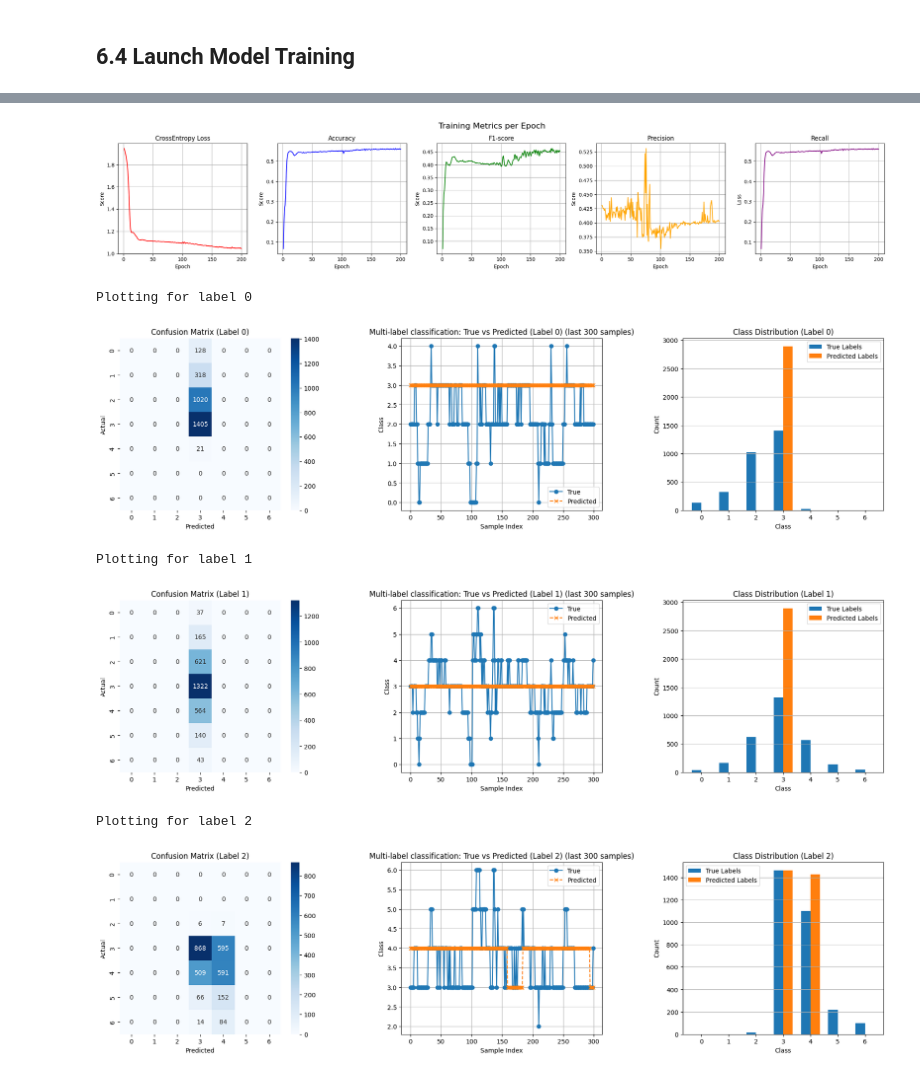
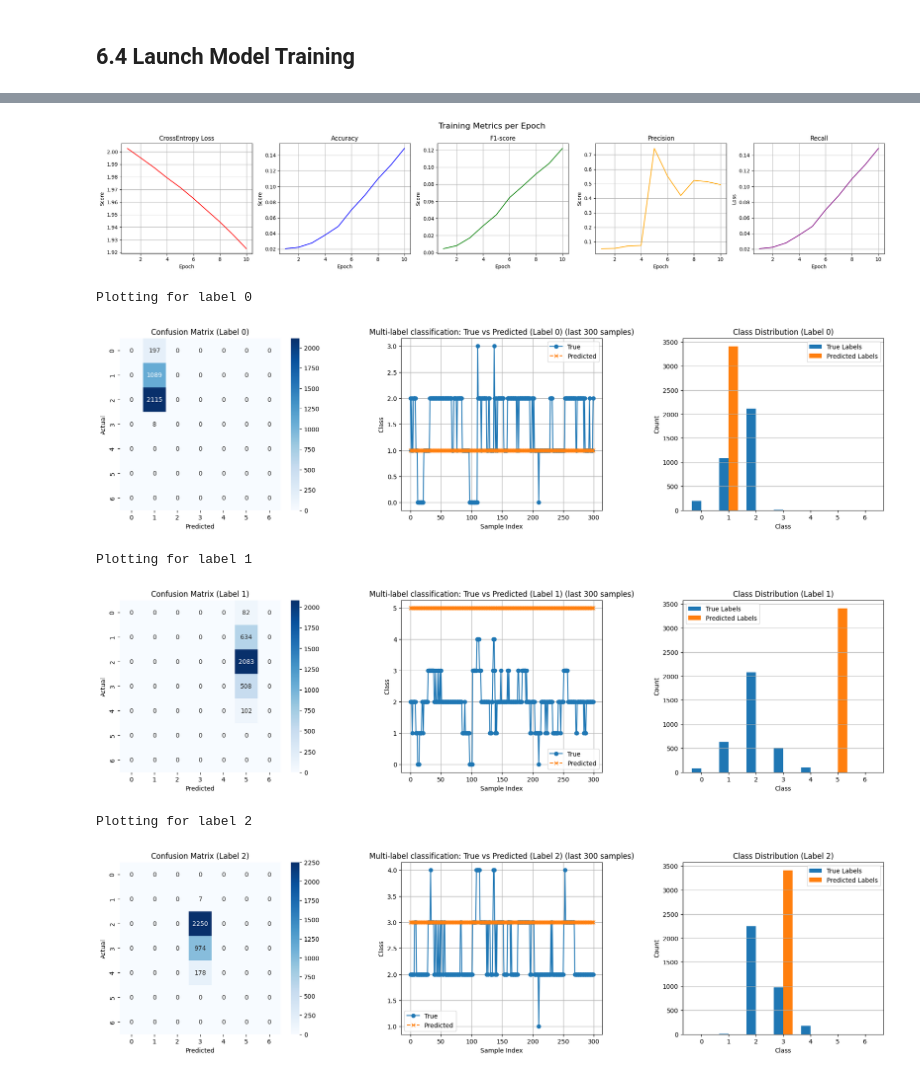
Before and after one commit to valerian-drmt/Trading_Projects, a Jupyter notebook: LSTM_Strategy.ipynb, the cells around one changed output, grey strips where cells are left out. Saved outputs shown, nothing was run; the diff lists cells and outputs as text; code cells hidden in the pictures.

```diff
--- a/LSTM_Strategy.ipynb
+++ b/LSTM_Strategy.ipynb
@@ -782,9 +784,9 @@ size_test_prct = 0.3
 # Model Setup
 n_labels = 3
 output_dim = n_labels * n_categories  # output_dim = 21
-hidden_dim = [128, 128]
+hidden_dim = [32, 32]
 num_layers = len(hidden_dim)
-num_epochs = 200
+num_epochs = 10
 feature_dim = 4
 dropout_p = 0.3  # 30% dropout
 # %% [markdown]
@@ -928,7 +886,7 @@ y_test_pred, y_test_pred_list = model.get_pred(x_test)
 
 # Affichage des métriques
 model.show_metrics(y_test,y_test_pred,y_test_pred_list)
-visualize_classification_results(
+model.visualize_classification_results(
     y_true=y_test,
     y_pred=y_test_pred,
     n_categories=n_categories,
@@ -953,11 +911,11 @@ Epoch 100 / Loss: 1.1014 / Acc: 0.5514 / F1: 0.3939 / Precision: 0.3759 / Recall
 Recall = parmi les vrais positifs, combien le modèle a réussi à capturer.
 F1-score = compromis entre precision et recall, utile en cas de classes déséquilibrées.
 Loss = mesure l’erreur globale du modèle, plus elle est basse, mieux c’est.
 ---------------------------------
-[figure, old version]
+[figure, new version]
 Plotting for label 0
-[figure, old version]
+[figure, new version]
 Plotting for label 1
-[figure, old version]
+[figure, new version]
 Plotting for label 2
-[figure, old version]
+[figure, new version]
```
Also changed, not shown: parts of 4 cells of this notebook.
